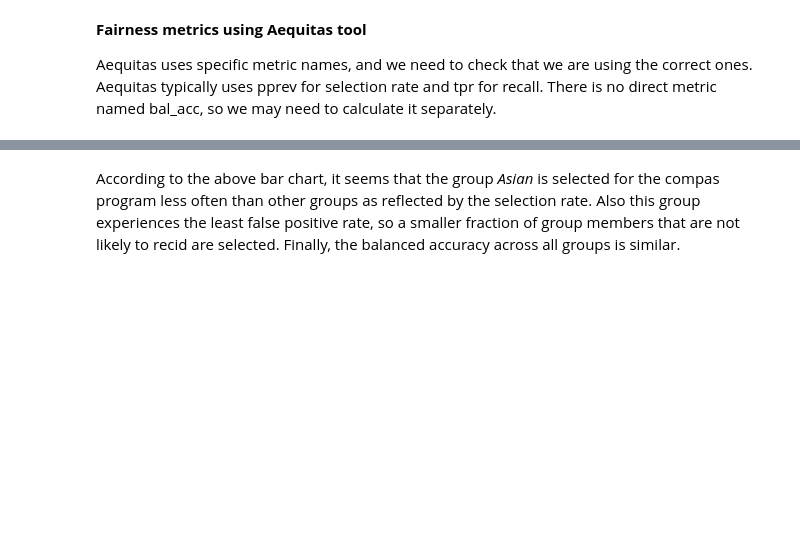
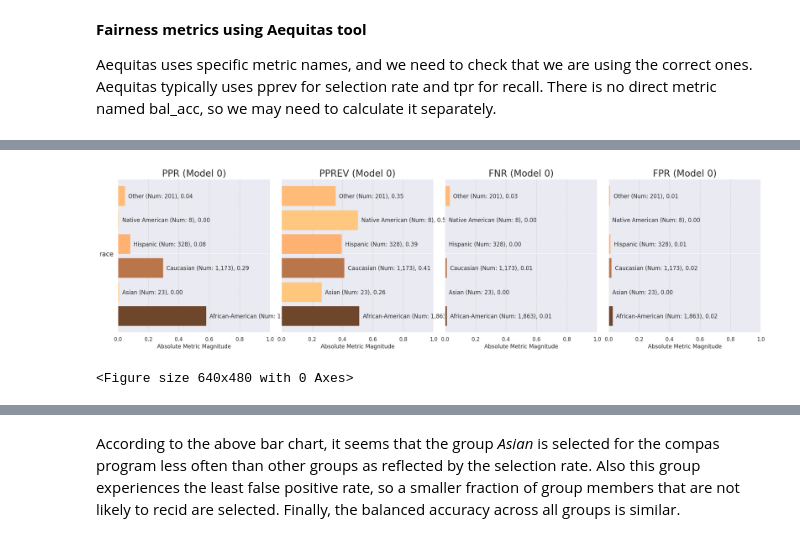
Before and after one commit to nokks/Fairness, a Jupyter notebook: 2021_scipy_tutorial/fairness-in-AI-systems-student.ipynb, the cells around one changed output, grey strips where cells are left out. Saved outputs shown, nothing was run; the diff lists cells and outputs as text; code cells hidden in the pictures; blank space fills up the shorter version.

```diff
--- a/2021_scipy_tutorial/fairness-in-AI-systems-student.ipynb
+++ b/2021_scipy_tutorial/fairness-in-AI-systems-student.ipynb
@@ -1352,0 +1358,9 @@ print(bdf[['attribute_name', 'attribute_value', 'fpr_disparity', 'pprev_disparit
+# %%
+aqp = Plot()
+
+# fpr = aqp.plot_group_metric(xtab, 'fpr')
+# fpr = aqp.plot_group_metric(xtab, 'fpr', min_group_size=0.05) only plot groups that are bigger than 5%
+p = aqp.plot_group_metric_all(xtab, metrics=['ppr','pprev','fnr','fpr'], ncols=4)
+# %% [output]
+[figure, added]
+<Figure size 640x480 with 0 Axes>
```
Also changed, not shown: parts of 49 cells of this notebook.
